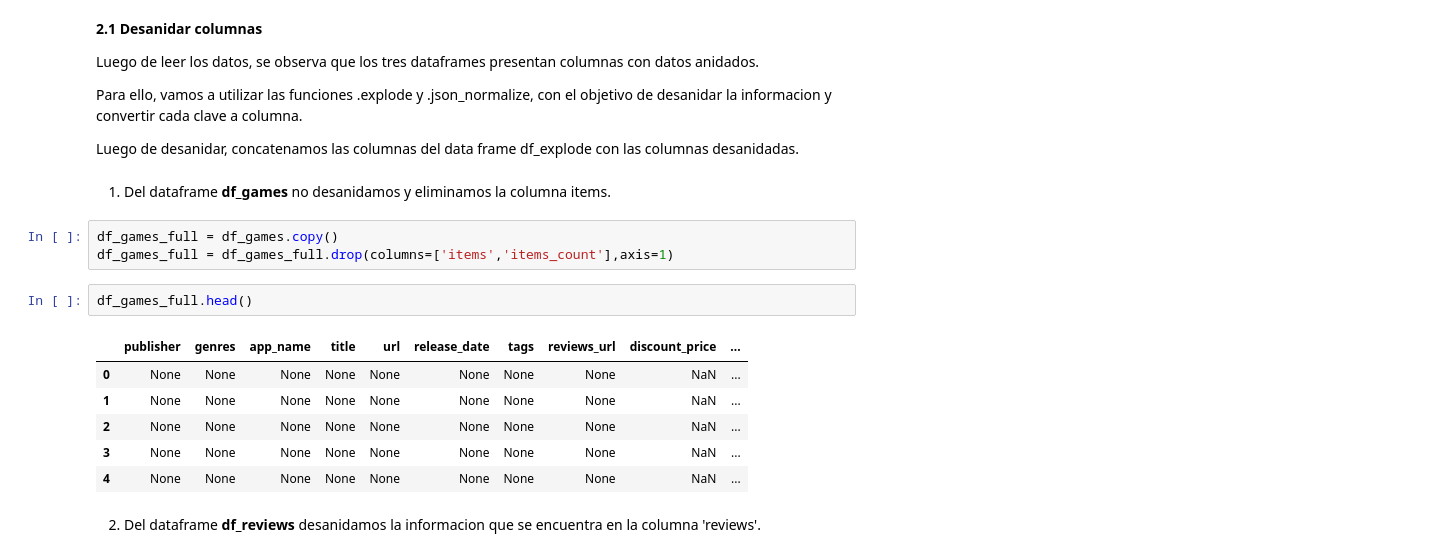
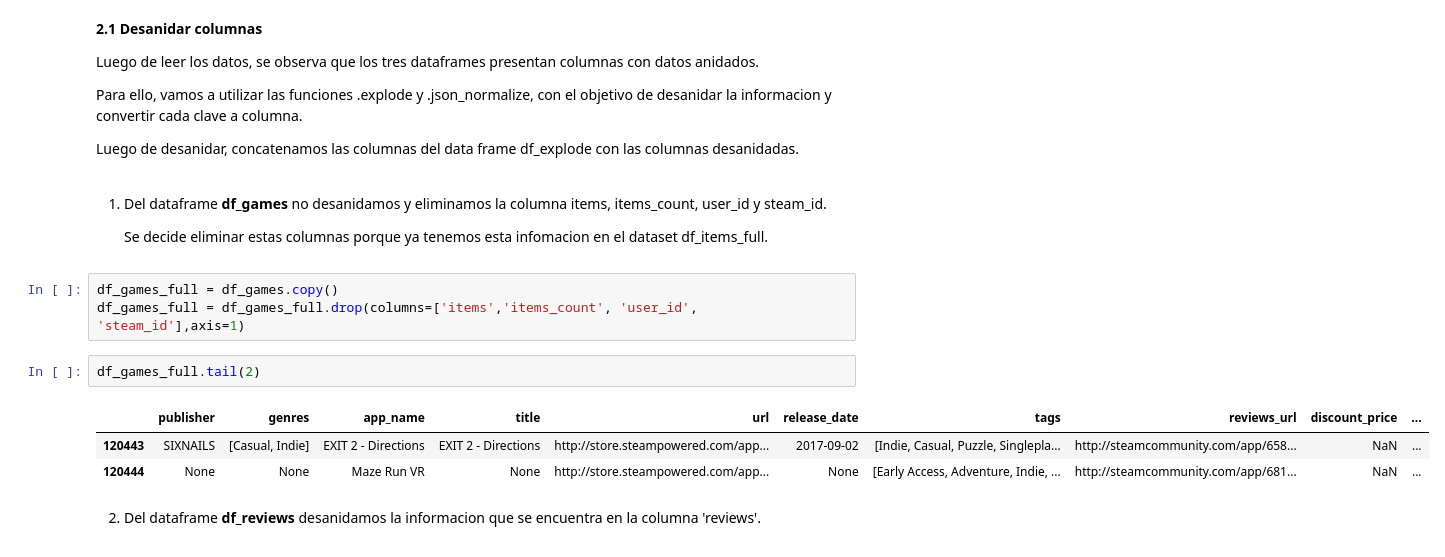
Before and after one commit to JPBertonee/PI_MLOps_Henry, a Jupyter notebook: Desarrollo.ipynb, the cells around one changed output. Cells and saved outputs as stored; diff of their text form.

```diff
--- a/Desarrollo.ipynb
+++ b/Desarrollo.ipynb
@@ -82,19 +82,18 @@ Para ello, vamos a utilizar las funciones .explode y .json_normalize, con el obj
 
 Luego de desanidar, concatenamos las columnas del data frame df_explode con las columnas desanidadas.
 # %% [markdown]
-1.  Del dataframe **df_games** no desanidamos y eliminamos la columna items.
+1.  Del dataframe **df_games** no desanidamos y eliminamos la columna items, items_count, user_id y steam_id.
+
+    Se decide eliminar estas columnas porque ya tenemos esta infomacion en el dataset df_items_full.
 # %%
 df_games_full = df_games.copy()
-df_games_full = df_games_full.drop(columns=['items','items_count'],axis=1)
+df_games_full = df_games_full.drop(columns=['items','items_count', 'user_id', 'steam_id'],axis=1)
-# %%
-df_games_full.head()
-# %% [output]
-|  | publisher | genres | app_name | title | url | release_date | tags | reviews_url | discount_price | ... |
-| 0 | None | None | None | None | None | None | None | None | NaN | ... |
-| 1 | None | None | None | None | None | None | None | None | NaN | ... |
-| 2 | None | None | None | None | None | None | None | None | NaN | ... |
-| 3 | None | None | None | None | None | None | None | None | NaN | ... |
-| 4 | None | None | None | None | None | None | None | None | NaN | ... |
+# %%
+df_games_full.tail(2)
+# %% [output]
+|  | publisher | genres | app_name | title | url | release_date | tags | reviews_url | discount_price | ... |
+| 120443 | SIXNAILS | [Casual, Indie] | EXIT 2 - Directions | EXIT 2 - Directions | http://store.steampowered.com/app... | 2017-09-02 | [Indie, Casual, Puzzle, Singlepla... | http://steamcommunity.com/app/658... | NaN | ... |
+| 120444 | None | None | Maze Run VR | None | http://store.steampowered.com/app... | None | [Early Access, Adventure, Indie, ... | http://steamcommunity.com/app/681... | NaN | ... |
 # %% [markdown]
 2. Del dataframe **df_reviews** desanidamos la informacion que se encuentra en la columna 'reviews'.
 # %%
```
Also changed, not shown: parts of 11 cells of this notebook.
